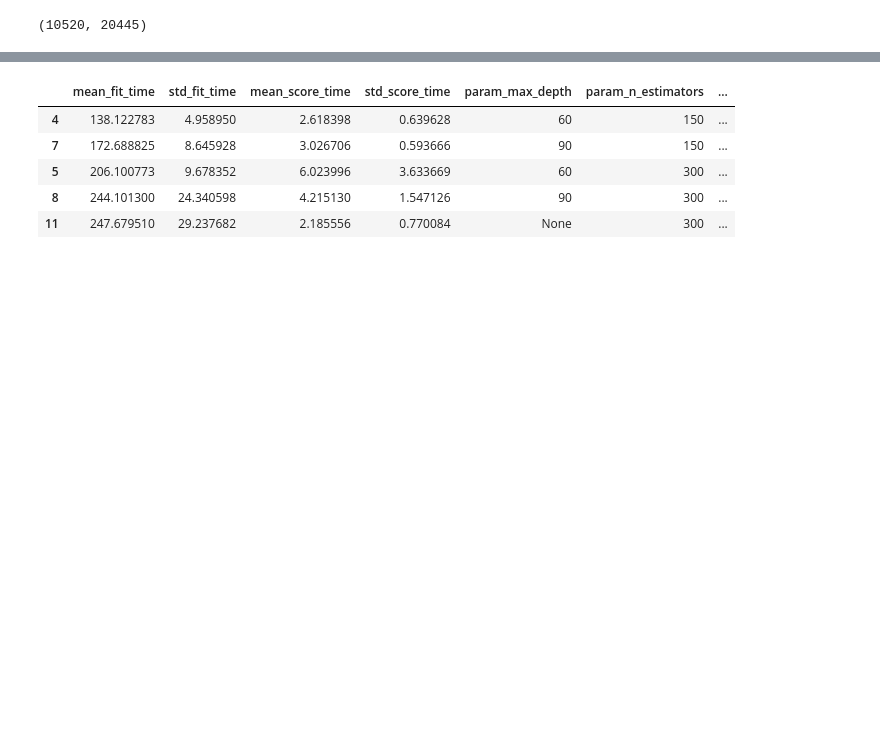
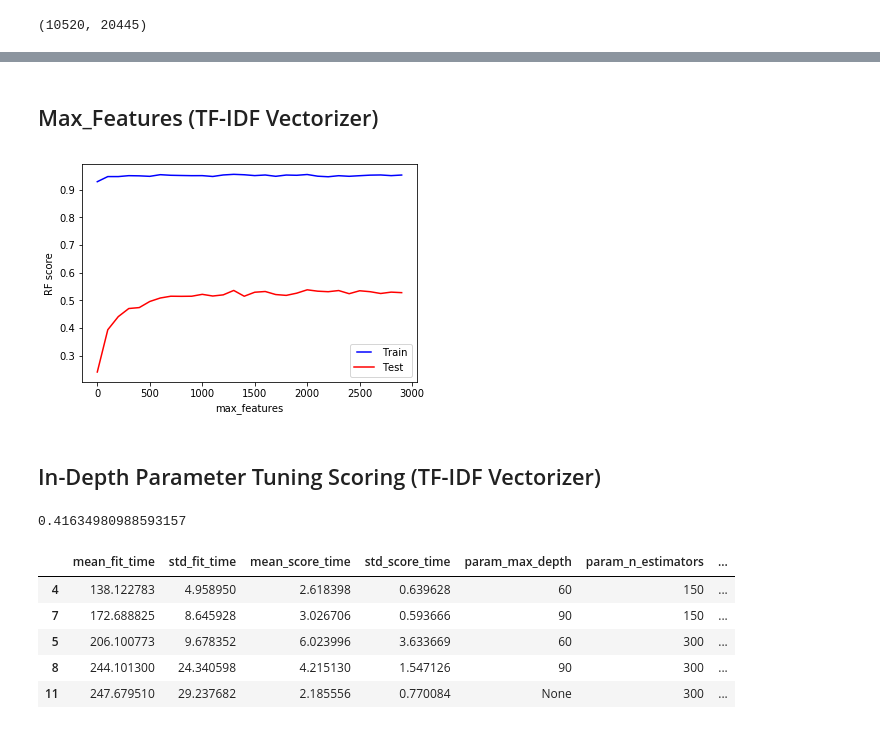
Before and after one commit to elanderos318/Tweetocracy, a Jupyter notebook: jupyter_notebook_code/Random Forest Classifier.ipynb, the cells around one changed output, grey strips where cells are left out. Cells and saved outputs as stored; diff of their text form; code cells hidden in the pictures; blank space fills up the shorter version.

```diff
--- a/jupyter_notebook_code/Random Forest Classifier.ipynb
+++ b/jupyter_notebook_code/Random Forest Classifier.ipynb
@@ -451,0 +596,2 @@ X_tdidf_df.shape
+# %%
+min_samples_leafs = list(np.linspace(0.1, 0.5, 5, endpoint = True))
@@ -451,0 +631,35 @@ X_tdidf_df.shape
+# %% [markdown]
+## Max_Features (TF-IDF Vectorizer)
+# %%
+max_features_list = list(range(1, 3000, 100))
+# %%
+train_results = []
+test_results = []
+for max_features in max_features_list:
+    rf = RandomForestClassifier(max_features=max_features, n_jobs=-1)
+    rf.fit(X_train_scaled_idf, y_train_categorical_idf)
+
+#     train_pred = rf.predict(X_train_scaled)
+
+#     false_positive_rate, true_positive_rate, thresholds = roc_curve(y_train, train_pred)
+#     roc_auc = auc(false_positive_rate, true_positive_rate)
+
+    train_results.append(rf.score(X_train_scaled_idf, y_train_categorical_idf))
+
+#     y_pred = rf.predict(x_test)
+
+
+#     false_positive_rate, true_positive_rate, thresholds = roc_curve(y_test, y_pred)
+#     roc_auc = auc(false_positive_rate, true_positive_rate)
+    test_results.append(rf.score(X_test_scaled_idf, y_test_categorical_idf))
+# %%
+line1, = plt.plot(max_features_list, train_results, 'b', label="Train")
+line2, = plt.plot(max_features_list, test_results, 'r', label="Test")
+
+plt.legend(handler_map={line1: HandlerLine2D(numpoints=2)})
+
+plt.ylabel('RF score')
+plt.xlabel('max_features')
+plt.show()
+# %% [output]
+[figure, added]
@@ -452,3 +668,13 @@ X_tdidf_df.shape
+# %% [markdown]
+## In-Depth Parameter Tuning Scoring (TF-IDF Vectorizer)
+# %%
+# Create a random forest classifier
+rf = RandomForestClassifier(n_estimators=20, max_depth=25, min_samples_split = 2,
+                           min_samples_leaf = 1, max_features = 1500)
+rf = rf.fit(X_train_scaled_idf, y_train_categorical_idf)
+rf.score(X_test_scaled_idf, y_test_categorical_idf)
+# %% [output]
+0.41634980988593157
 # %%
 rf = RandomForestClassifier()
 param = {'n_estimators': [10, 150, 300],
```
Also changed, not shown: parts of 30 cells of this notebook.
